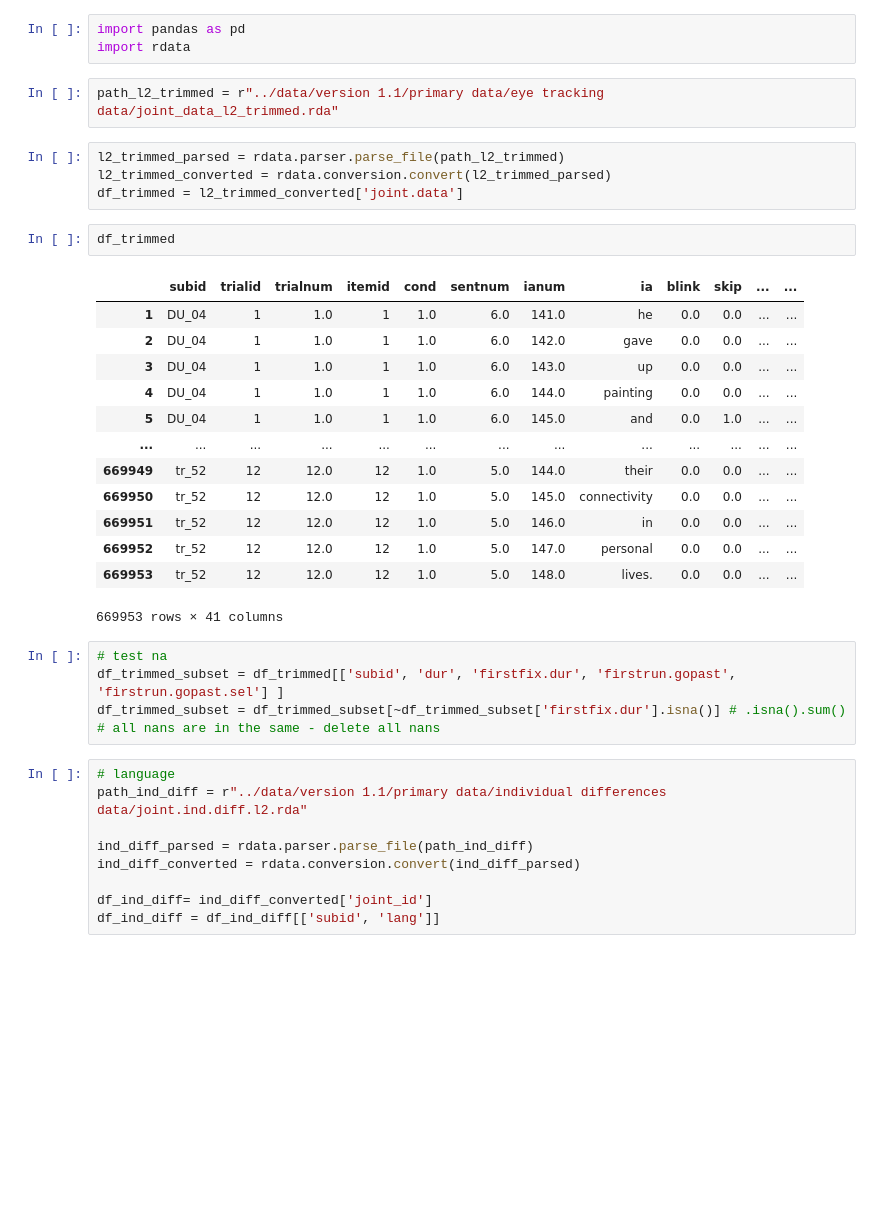
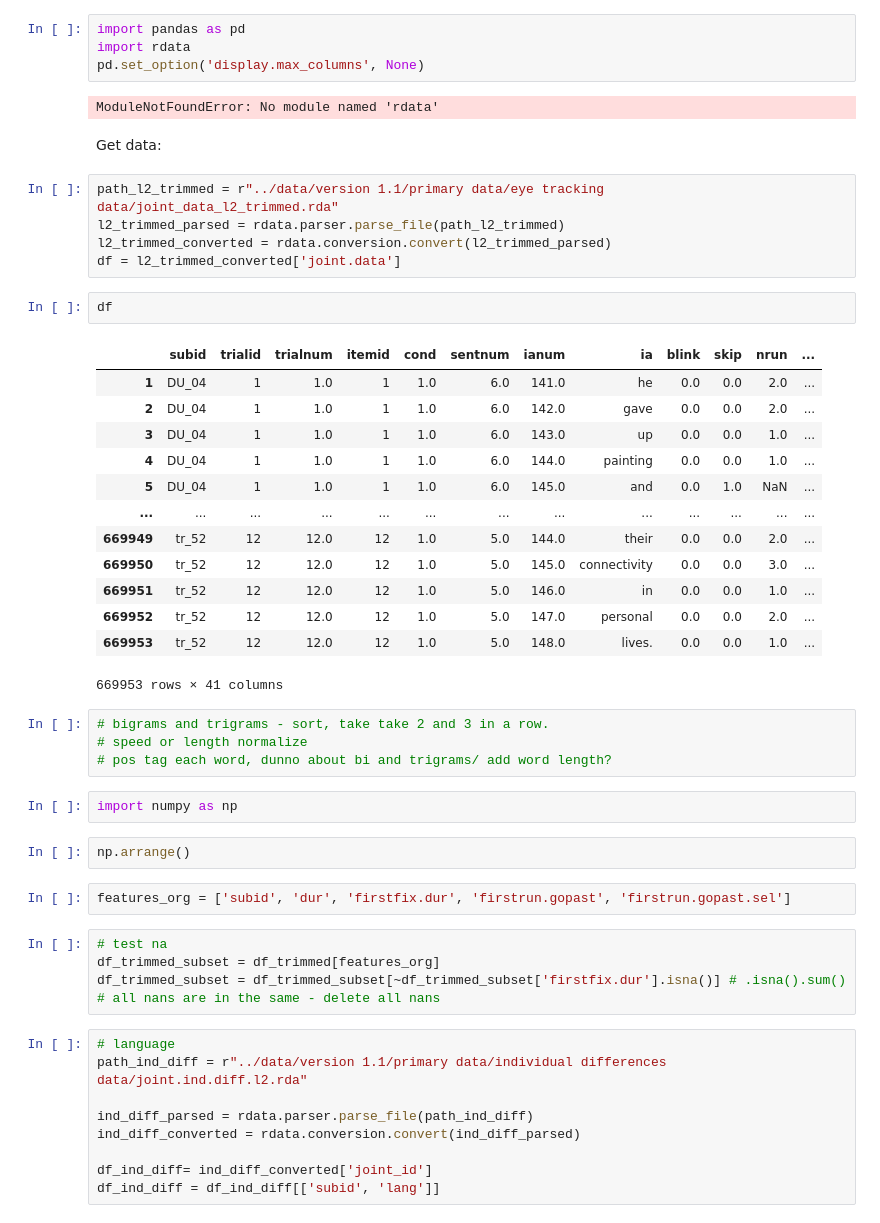
Before and after one commit to linaskerath/ANLP_project, a Jupyter notebook: scripts/model.ipynb, the cells around one changed output. Drawn from its saved outputs; the diff is of its cells as text; blank space fills up the shorter version.

```diff
--- a/scripts/model.ipynb
+++ b/scripts/model.ipynb
@@ -1,31 +5,45 @@
 # %%
 import pandas as pd
 import rdata
+pd.set_option('display.max_columns', None)
+# %% [output]
+ModuleNotFoundError: No module named 'rdata'
+# %% [markdown]
+Get data:
 # %%
 path_l2_trimmed = r"../data/version 1.1/primary data/eye tracking data/joint_data_l2_trimmed.rda"
+l2_trimmed_parsed = rdata.parser.parse_file(path_l2_trimmed)
+l2_trimmed_converted = rdata.conversion.convert(l2_trimmed_parsed)
+df = l2_trimmed_converted['joint.data']
-# %%
-l2_trimmed_parsed = rdata.parser.parse_file(path_l2_trimmed)
-l2_trimmed_converted = rdata.conversion.convert(l2_trimmed_parsed)
-df_trimmed = l2_trimmed_converted['joint.data']
-# %%
-df_trimmed
-# %% [output]
-|  | subid | trialid | trialnum | itemid | cond | sentnum | ianum | ia | blink | skip | ... | ... |
-| 1 | DU_04 | 1 | 1.0 | 1 | 1.0 | 6.0 | 141.0 | he | 0.0 | 0.0 | ... | ... |
-| 2 | DU_04 | 1 | 1.0 | 1 | 1.0 | 6.0 | 142.0 | gave | 0.0 | 0.0 | ... | ... |
-| 3 | DU_04 | 1 | 1.0 | 1 | 1.0 | 6.0 | 143.0 | up | 0.0 | 0.0 | ... | ... |
-| 4 | DU_04 | 1 | 1.0 | 1 | 1.0 | 6.0 | 144.0 | painting | 0.0 | 0.0 | ... | ... |
-| 5 | DU_04 | 1 | 1.0 | 1 | 1.0 | 6.0 | 145.0 | and | 0.0 | 1.0 | ... | ... |
-| ... | ... | ... | ... | ... | ... | ... | ... | ... | ... | ... | ... | ... |
-| 669949 | tr_52 | 12 | 12.0 | 12 | 1.0 | 5.0 | 144.0 | their | 0.0 | 0.0 | ... | ... |
-| 669950 | tr_52 | 12 | 12.0 | 12 | 1.0 | 5.0 | 145.0 | connectivity | 0.0 | 0.0 | ... | ... |
-| 669951 | tr_52 | 12 | 12.0 | 12 | 1.0 | 5.0 | 146.0 | in | 0.0 | 0.0 | ... | ... |
-| 669952 | tr_52 | 12 | 12.0 | 12 | 1.0 | 5.0 | 147.0 | personal | 0.0 | 0.0 | ... | ... |
-| 669953 | tr_52 | 12 | 12.0 | 12 | 1.0 | 5.0 | 148.0 | lives. | 0.0 | 0.0 | ... | ... |
-669953 rows × 41 columns
+# %%
+df
+# %% [output]
+|  | subid | trialid | trialnum | itemid | cond | sentnum | ianum | ia | blink | skip | nrun | ... |
+| 1 | DU_04 | 1 | 1.0 | 1 | 1.0 | 6.0 | 141.0 | he | 0.0 | 0.0 | 2.0 | ... |
+| 2 | DU_04 | 1 | 1.0 | 1 | 1.0 | 6.0 | 142.0 | gave | 0.0 | 0.0 | 2.0 | ... |
+| 3 | DU_04 | 1 | 1.0 | 1 | 1.0 | 6.0 | 143.0 | up | 0.0 | 0.0 | 1.0 | ... |
+| 4 | DU_04 | 1 | 1.0 | 1 | 1.0 | 6.0 | 144.0 | painting | 0.0 | 0.0 | 1.0 | ... |
+| 5 | DU_04 | 1 | 1.0 | 1 | 1.0 | 6.0 | 145.0 | and | 0.0 | 1.0 | NaN | ... |
+| ... | ... | ... | ... | ... | ... | ... | ... | ... | ... | ... | ... | ... |
+| 669949 | tr_52 | 12 | 12.0 | 12 | 1.0 | 5.0 | 144.0 | their | 0.0 | 0.0 | 2.0 | ... |
+| 669950 | tr_52 | 12 | 12.0 | 12 | 1.0 | 5.0 | 145.0 | connectivity | 0.0 | 0.0 | 3.0 | ... |
+| 669951 | tr_52 | 12 | 12.0 | 12 | 1.0 | 5.0 | 146.0 | in | 0.0 | 0.0 | 1.0 | ... |
+| 669952 | tr_52 | 12 | 12.0 | 12 | 1.0 | 5.0 | 147.0 | personal | 0.0 | 0.0 | 2.0 | ... |
+| 669953 | tr_52 | 12 | 12.0 | 12 | 1.0 | 5.0 | 148.0 | lives. | 0.0 | 0.0 | 1.0 | ... |
+669953 rows × 41 columns
+# %%
+# bigrams and trigrams - sort, take take 2 and 3 in a row.
+# speed or length normalize
+# pos tag each word, dunno about bi and trigrams/ add word length?
+# %%
+import numpy as np
+# %%
+np.arrange()
+# %%
+features_org = ['subid', 'dur', 'firstfix.dur', 'firstrun.gopast', 'firstrun.gopast.sel']
 # %%
 # test na
-df_trimmed_subset = df_trimmed[['subid', 'dur', 'firstfix.dur', 'firstrun.gopast', 'firstrun.gopast.sel'] ]
+df_trimmed_subset = df_trimmed[features_org]
 df_trimmed_subset = df_trimmed_subset[~df_trimmed_subset['firstfix.dur'].isna()] # .isna().sum() # all nans are in the same - delete all nans
 # %%
 # language
```
Also changed, not shown: parts of 18 cells of this notebook.
